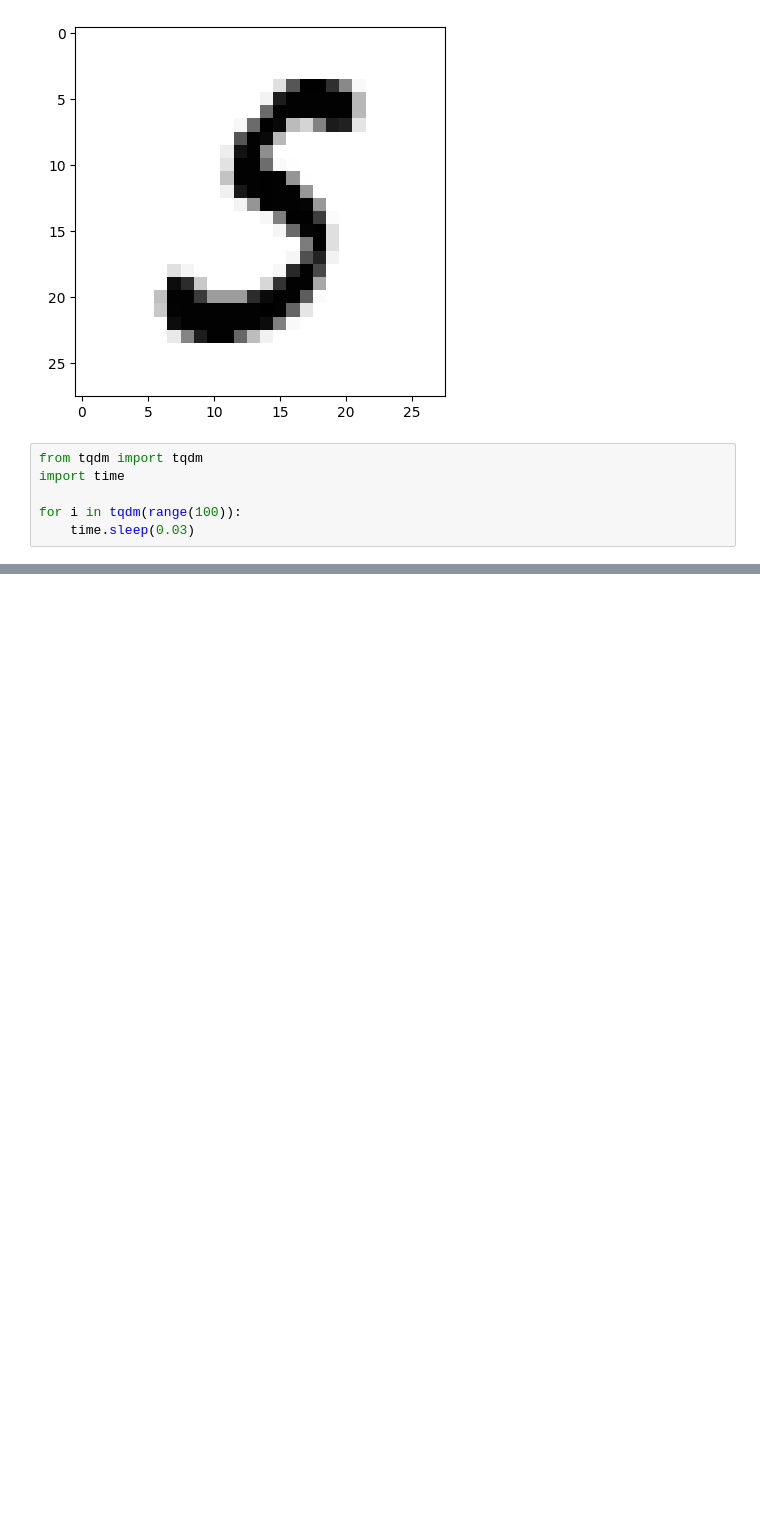
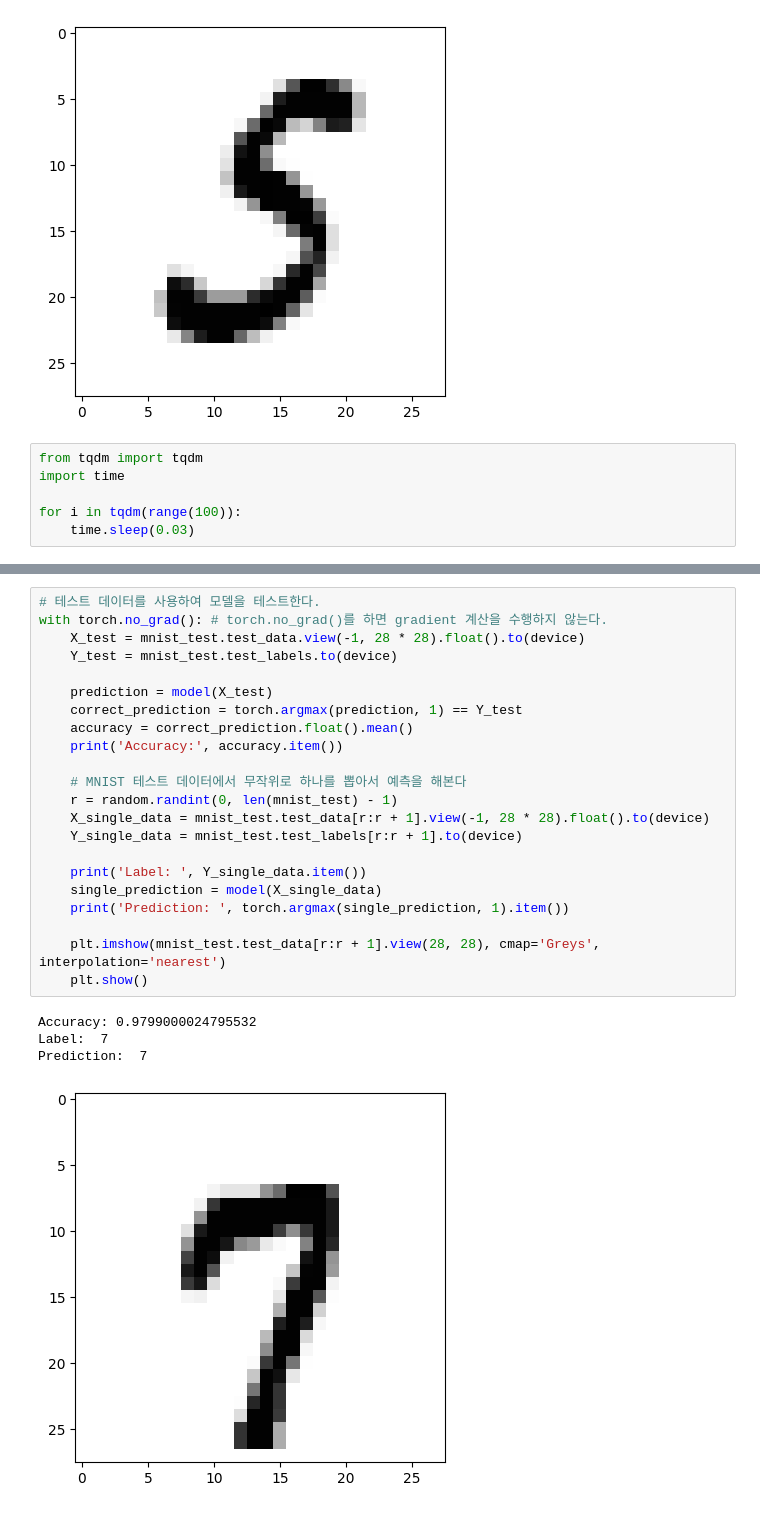
Before and after one commit to pleielp/DL-PyTorch, a Jupyter notebook: 딥러닝_파이토치_교과서/05.ipynb, the cells around one changed output, grey strips where cells are left out. Drawn from its saved outputs; the diff is of its cells as text; blank space fills up the shorter version.

```diff
--- a/딥러닝_파이토치_교과서/05.ipynb
+++ b/딥러닝_파이토치_교과서/05.ipynb
@@ -363,0 +469,27 @@ for i in tqdm(range(100)):
+# %%
+# 테스트 데이터를 사용하여 모델을 테스트한다.
+with torch.no_grad(): # torch.no_grad()를 하면 gradient 계산을 수행하지 않는다.
+    X_test = mnist_test.test_data.view(-1, 28 * 28).float().to(device)
+    Y_test = mnist_test.test_labels.to(device)
+
+    prediction = model(X_test)
+    correct_prediction = torch.argmax(prediction, 1) == Y_test
+    accuracy = correct_prediction.float().mean()
+    print('Accuracy:', accuracy.item())
+
+    # MNIST 테스트 데이터에서 무작위로 하나를 뽑아서 예측을 해본다
+    r = random.randint(0, len(mnist_test) - 1)
+    X_single_data = mnist_test.test_data[r:r + 1].view(-1, 28 * 28).float().to(device)
+    Y_single_data = mnist_test.test_labels[r:r + 1].to(device)
+
+    print('Label: ', Y_single_data.item())
+    single_prediction = model(X_single_data)
+    print('Prediction: ', torch.argmax(single_prediction, 1).item())
+
+    plt.imshow(mnist_test.test_data[r:r + 1].view(28, 28), cmap='Greys', interpolation='nearest')
+    plt.show()
+# %% [output]
+Accuracy: 0.9799000024795532
+Label:  7
+Prediction:  7
+[figure, added]
```
Also changed, not shown: parts of 3 cells of this notebook.
